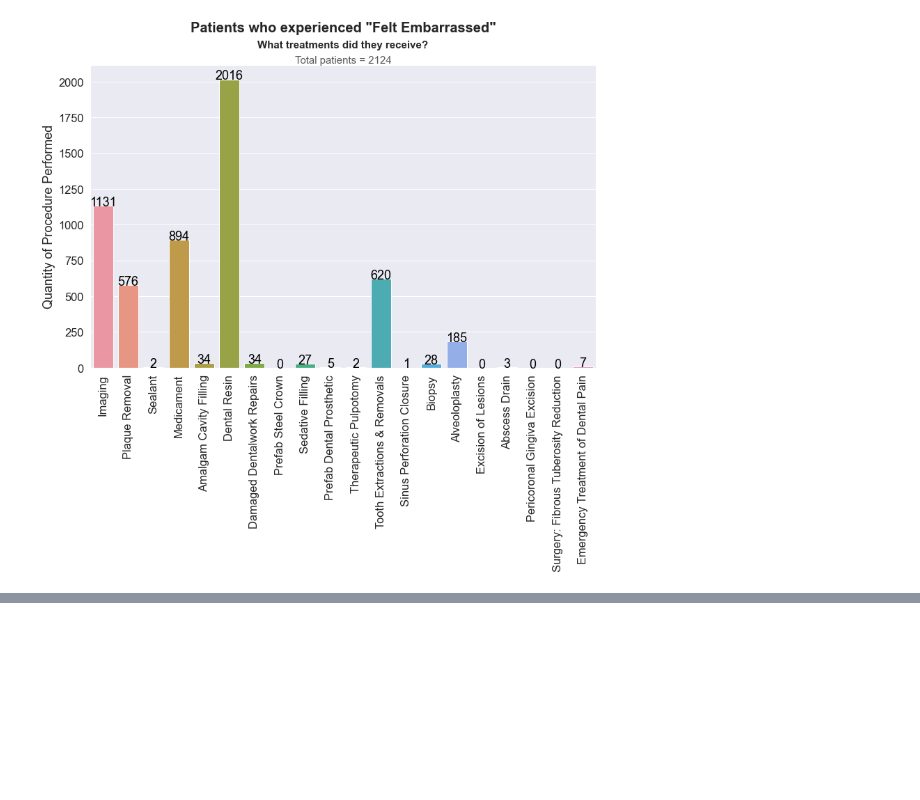
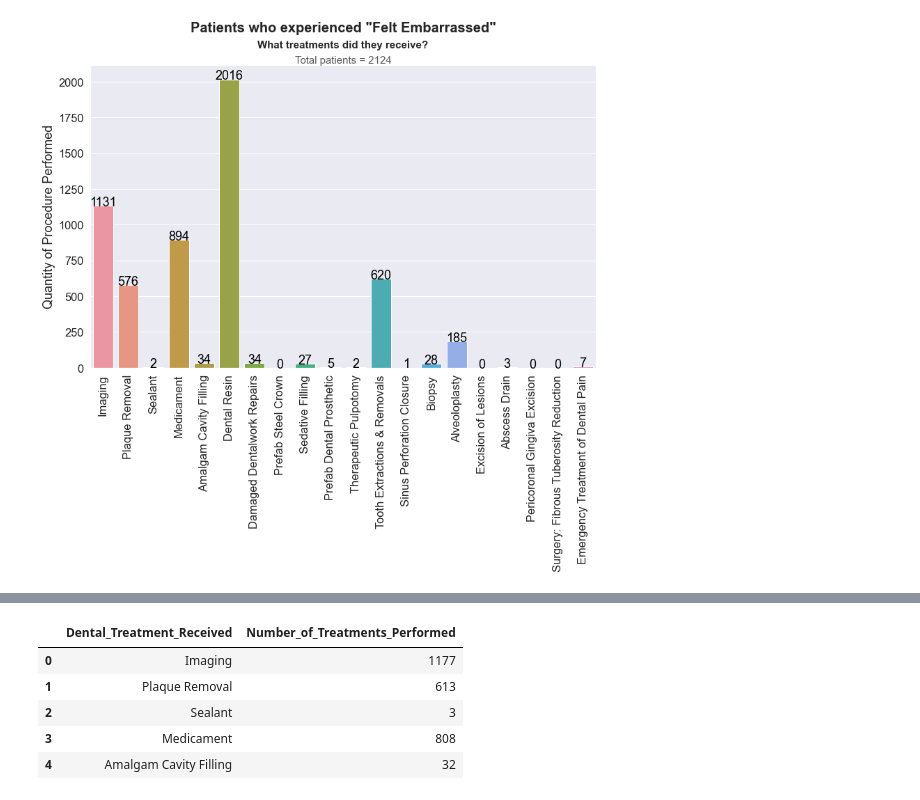
Before and after one commit to Rhunsilval/smile_on_python, a Jupyter notebook: notebooks/03_smileon_visualizations.ipynb, the cells around one changed output, grey strips where cells are left out. Cells and saved outputs as stored; diff of their text form; code cells hidden in the pictures; blank space fills up the shorter version.

```diff
--- a/notebooks/03_smileon_visualizations.ipynb
+++ b/notebooks/03_smileon_visualizations.ipynb
@@ -884,0 +933,31 @@ for index, row in embarrassed_df.iterrows():
+# %%
+smilinglist = [
+    ['Imaging',1177],
+    ['Plaque Removal',613],
+    ['Sealant',3],
+    ['Medicament',808],
+    ['Amalgam Cavity Filling',32],
+    ['Dental Resin',2073],
+    ['Damaged Dentalwork Repairs',32],
+    ['Prefab Steel Crown',0],
+    ['Sedative Filling',24],
+    ['Prefab Dental Prosthetic',3],
+    ['Therapeutic Pulpotomy',2],
+    ['Tooth Extractions & Removals',674],
+    ['Sinus Perforation Closure',1],
+    ['Biopsy',33],
+    ['Alveoloplasty',239],
+    ['Excision of Lesions',2],
+    ['Abscess Drain',4],
+    ['Pericoronal Gingiva Excision',1],
+    ['Surgery: Fibrous Tuberosity Reduction',0],
+    ['Emergency Treatment of Dental Pain',6]]
+smiling_df = pd.DataFrame(smilinglist,columns = ['Dental_Treatment_Received','Number_of_Treatments_Performed'])
+smiling_df.head()
+# %% [output]
+|  | Dental_Treatment_Received | Number_of_Treatments_Performed |
+| 0 | Imaging | 1177 |
+| 1 | Plaque Removal | 613 |
+| 2 | Sealant | 3 |
+| 3 | Medicament | 808 |
+| 4 | Amalgam Cavity Filling | 32 |
```
Also changed, not shown: parts of 5 cells of this notebook, 2 other files.
